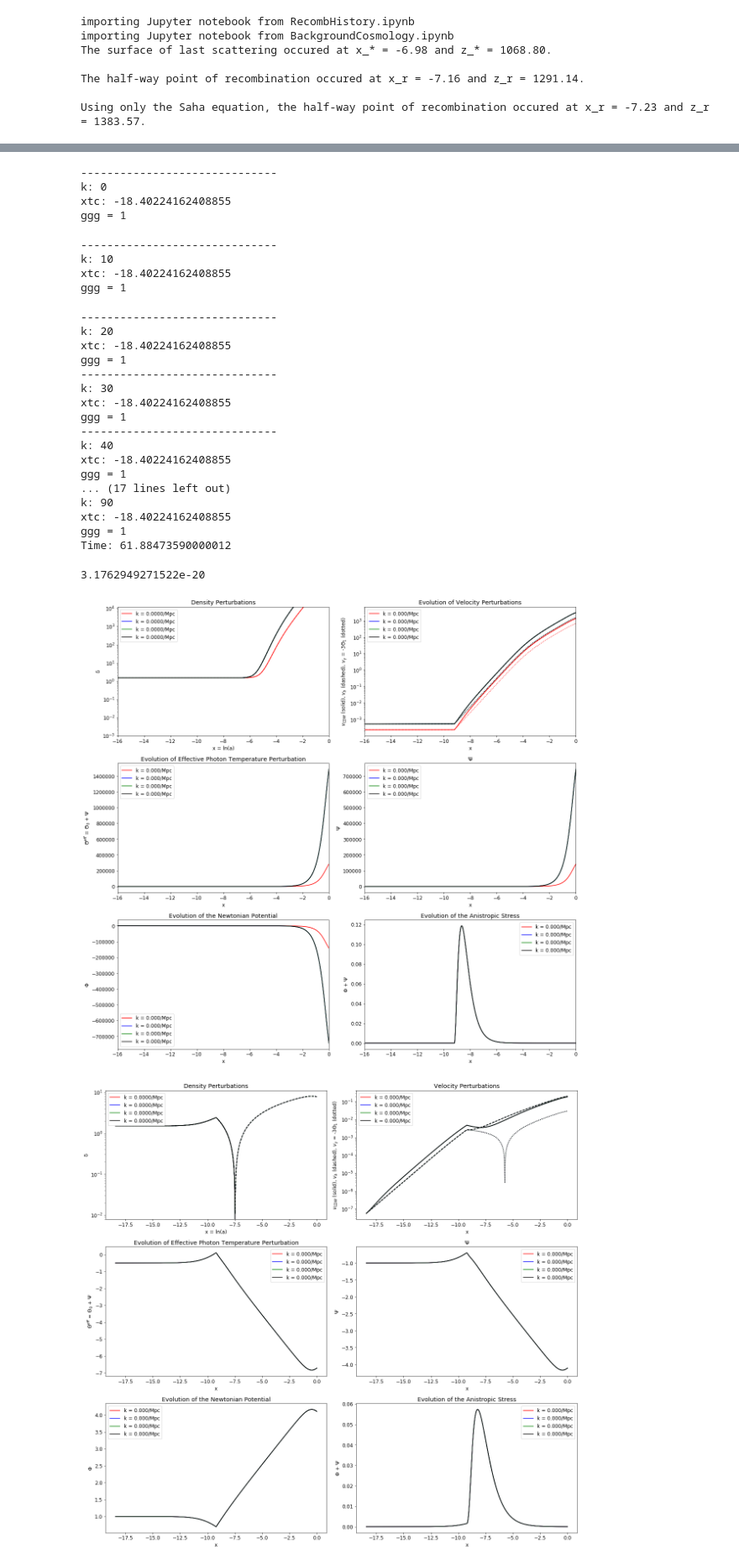
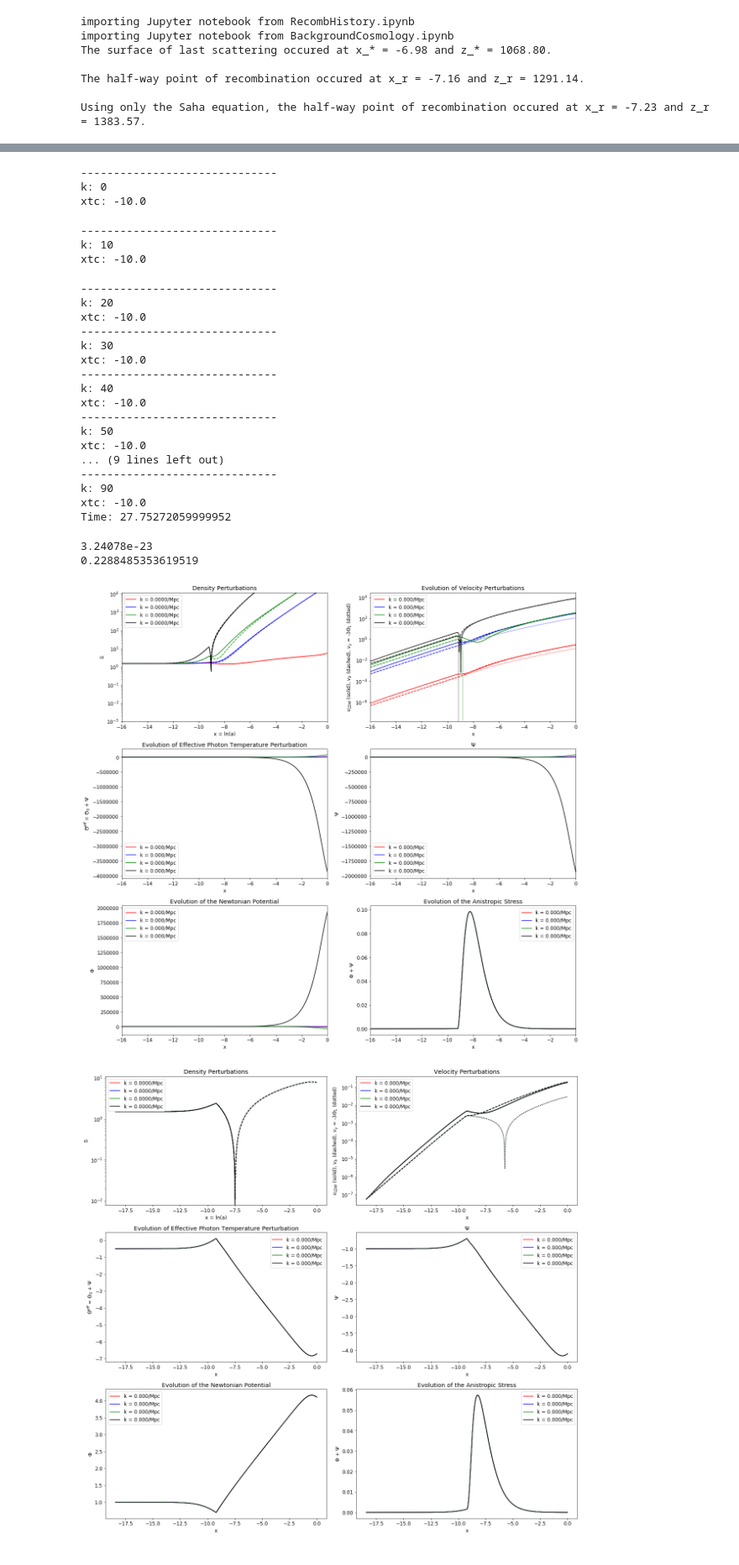
Before and after one commit to azieg/CMB-Simulation, a Jupyter notebook: StructureEvolution.ipynb, the cells around one changed output, grey strips where cells are left out. Shown at 84% size. Cells and saved outputs as stored; diff of their text form; code cells hidden in the pictures.

```diff
--- a/StructureEvolution.ipynb
+++ b/StructureEvolution.ipynb
@@ -355,13 +393,19 @@ for k in range(nk):
 
     # Find the time at which tight couplint (TC) is assumed
     #  and integrate equations to that time
-    xtc = getTCtime(kcurrent)
 
+    #xtc = getTCtime(kcurrent)
+    xtc = -10.0#-15.0(pic)
+
+
+
+    '''
     if ((abs(xtc) - abs(x_grid[0])) < 1e-3):
         xtc = x_grid[1]
         ggg = 1
     else:
         ggg = 0
+    '''
 
     xtight = np.linspace(xinit, xtc, ntight)
     x_full = np.linspace(xtc, x_end, 1000 - ntight, endpoint=True)
@@ -370,8 +414,8 @@ for k in range(nk):
         print('------------------------------')
         print('k:', k)
         print('xtc:', xtc)
-        if ggg == 1:
-            print('ggg = 1')
+        #if ggg == 1:
+        #    print('ggg = 1')
 
     sol_tight = solve_ivp(yTCderivs, [xinit, xtc], ytc, t_eval=xtight, rtol=1e-11, atol=1e-11)
 
@@ -446,29 +490,27 @@ vb_spl = RectBivariateSpline(x_grid, ks, vb)
 # %% [output]
 ------------------------------
 k: 0
-xtc: -18.40224162408855
-ggg = 1
+xtc: -10.0
 ------------------------------
 k: 10
-xtc: -18.40224162408855
-ggg = 1
+xtc: -10.0
 ------------------------------
 k: 20
-xtc: -18.40224162408855
-ggg = 1
+xtc: -10.0
 ------------------------------
 k: 30
-xtc: -18.40224162408855
-ggg = 1
+xtc: -10.0
 ------------------------------
 k: 40
-xtc: -18.40224162408855
-ggg = 1
-... (17 lines left out)
+xtc: -10.0
+------------------------------
+k: 50
+xtc: -10.0
+... (9 lines left out)
+------------------------------
 k: 90
-xtc: -18.40224162408855
-ggg = 1
-Time: 61.88473590000012
+xtc: -10.0
+Time: 27.75272059999952
 # %%
 def plot(kvals):
     #kmpc = '{:.3g}'.format(kval*(1.0e6*3.08567758e16))
@@ -572,16 +614,19 @@ def plot(kvals):
 
     fig.tight_layout()
     plt.show()
-# %%
-ks[-1]*m2Mpc*c/H0
-# %% [output]
-3.1762949271522e-20
+# %%
+print(m2Mpc)
+print(ks[-1]/m2Mpc)
+# %% [output]
+3.24078e-23
+0.2288485353619519
 # %%
 #kvals = [.0001, .001, .01, .1]
-kvals = [ks[0]*m2Mpc*c/H0, ks[32]*m2Mpc*c/H0, ks[66]*m2Mpc*c/H0, ks[-1]*m2Mpc*c/H0]
+k_factor = 1.0
+kvals = [ks[0]*k_factor, ks[32]*k_factor, ks[66]*k_factor, ks[-1]*k_factor]
 plot(kvals)
 # %% [output]
-[figure, old version]
+[figure, new version]
 # %%
 def plot(kvals):
     clr = ['r', 'b', 'g', 'k']
```
Also changed, not shown: parts of 2 cells of this notebook.
